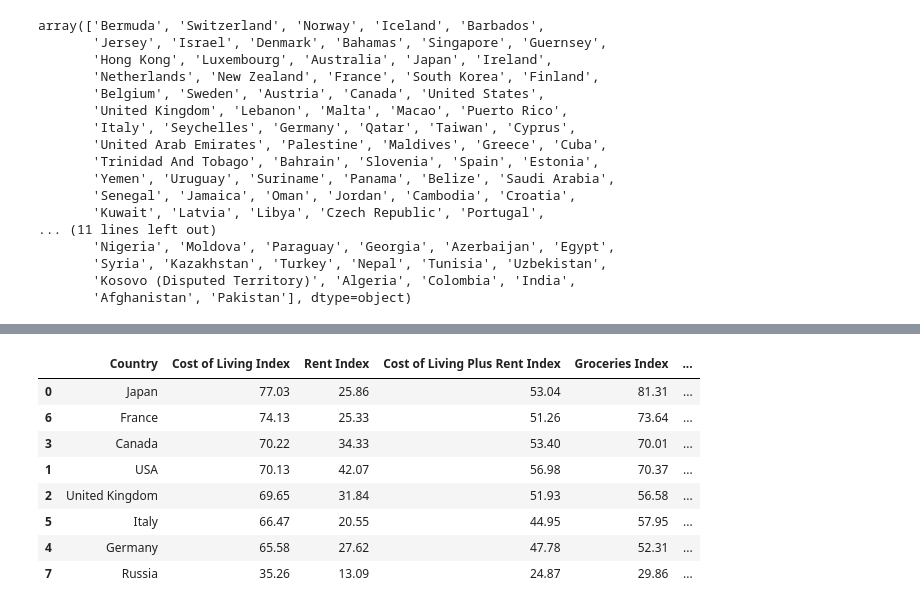
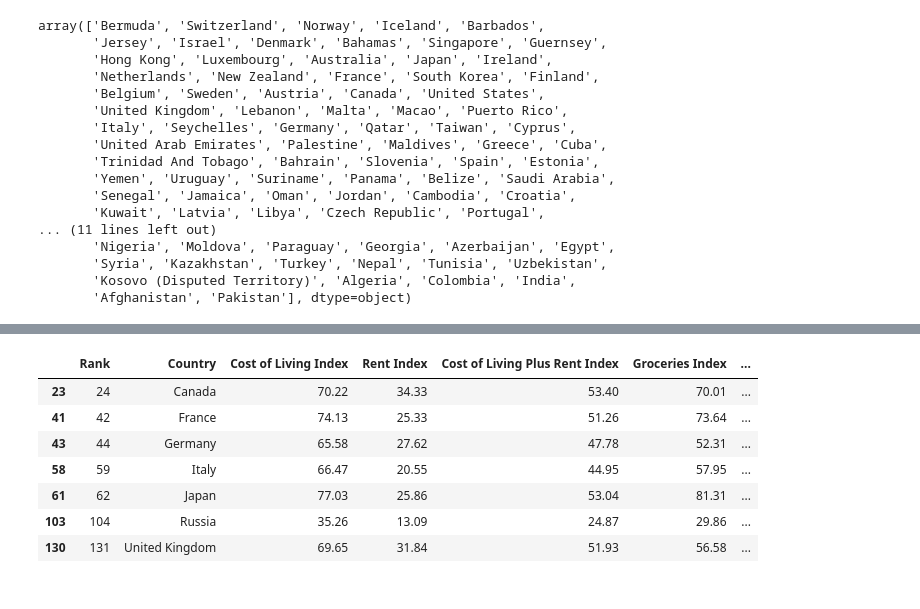
Before and after one commit to SNNandhini/Cost-of-Living-Analysis, a Jupyter notebook: Cost_Of_Living_Data_Frame.ipynb, the cells around one changed output, grey strips where cells are left out. Saved outputs shown, nothing was run; the diff lists cells and outputs as text; code cells hidden in the pictures.

Commit message:
New updated code - Cost of living G8 Countries

```diff
--- a/Cost_Of_Living_Data_Frame.ipynb
+++ b/Cost_Of_Living_Data_Frame.ipynb
@@ -210,16 +181,18 @@ new_G8_Data_rank = new_G8_Data.sort_values(["Cost of Living Index"], ascending=F
-# %%
-# Output
-
-new_G8_Data_rank
-# %% [output]
-|  | Country | Cost of Living Index | Rent Index | Cost of Living Plus Rent Index | Groceries Index | ... |
-| 0 | Japan | 77.03 | 25.86 | 53.04 | 81.31 | ... |
-| 6 | France | 74.13 | 25.33 | 51.26 | 73.64 | ... |
-| 3 | Canada | 70.22 | 34.33 | 53.40 | 70.01 | ... |
-| 1 | USA | 70.13 | 42.07 | 56.98 | 70.37 | ... |
-| 2 | United Kingdom | 69.65 | 31.84 | 51.93 | 56.58 | ... |
-| 5 | Italy | 66.47 | 20.55 | 44.95 | 57.95 | ... |
-| 4 | Germany | 65.58 | 27.62 | 47.78 | 52.31 | ... |
-| 7 | Russia | 35.26 | 13.09 | 24.87 | 29.86 | ... |
+# %%
+# Create DataFrame for G8 Countries
+
+G8_countries = ["Japan", "USA", "United Kingdom", "Canada", "Germany", "Italy", "France", "Russia"]
+
+df_g8 = df[df["Country"].isin(G8_countries)]
+df_g8
+# %% [output]
+|  | Rank | Country | Cost of Living Index | Rent Index | Cost of Living Plus Rent Index | Groceries Index | ... |
+| 23 | 24 | Canada | 70.22 | 34.33 | 53.40 | 70.01 | ... |
+| 41 | 42 | France | 74.13 | 25.33 | 51.26 | 73.64 | ... |
+| 43 | 44 | Germany | 65.58 | 27.62 | 47.78 | 52.31 | ... |
+| 58 | 59 | Italy | 66.47 | 20.55 | 44.95 | 57.95 | ... |
+| 61 | 62 | Japan | 77.03 | 25.86 | 53.04 | 81.31 | ... |
+| 103 | 104 | Russia | 35.26 | 13.09 | 24.87 | 29.86 | ... |
+| 130 | 131 | United Kingdom | 69.65 | 31.84 | 51.93 | 56.58 | ... |
 # %%
 # Save Data Frame as a csv file
```
Also changed, not shown: parts of 4 cells of this notebook.
